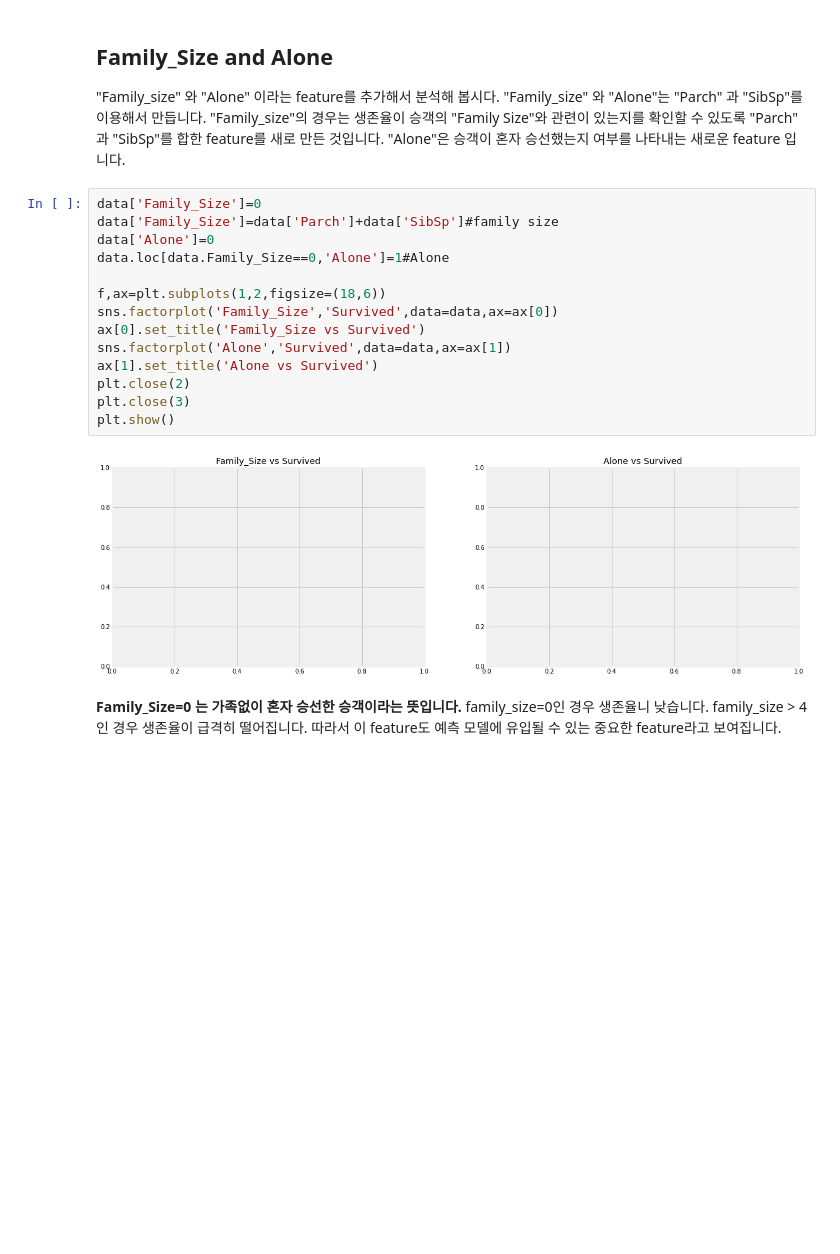
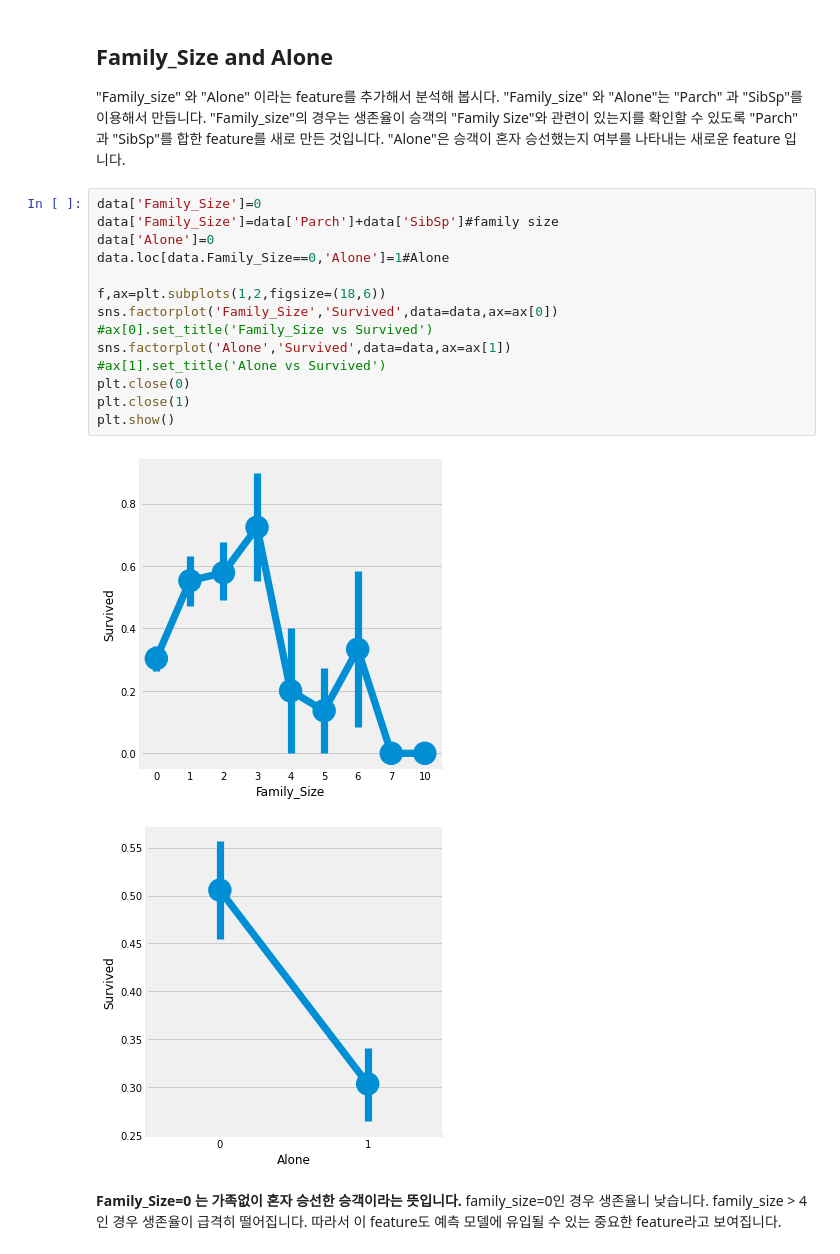
Before and after one commit to Youngprize33/nhfire, a Jupyter notebook: NH손보_3일차_모델링_04_Classification.ipynb, the cells around one changed output. Drawn from its saved outputs; the diff is of its cells as text; blank space fills up the shorter version.

```diff
--- a/NH손보_3일차_모델링_04_Classification.ipynb
+++ b/NH손보_3일차_모델링_04_Classification.ipynb
@@ -865,19 +865,20 @@ Pclass와 관계없이 Age_band가 증가함에 따라 생존율이 감소합니
 # %%
 data['Family_Size']=0
 data['Family_Size']=data['Parch']+data['SibSp']#family size
 data['Alone']=0
 data.loc[data.Family_Size==0,'Alone']=1#Alone
 
 f,ax=plt.subplots(1,2,figsize=(18,6))
 sns.factorplot('Family_Size','Survived',data=data,ax=ax[0])
-ax[0].set_title('Family_Size vs Survived')
+#ax[0].set_title('Family_Size vs Survived')
 sns.factorplot('Alone','Survived',data=data,ax=ax[1])
-ax[1].set_title('Alone vs Survived')
-plt.close(2)
-plt.close(3)
+#ax[1].set_title('Alone vs Survived')
+plt.close(0)
+plt.close(1)
 plt.show()
 # %% [output]
-[figure, old version]
+[figure, new version]
+[figure, added]
 # %% [markdown]
 **Family_Size=0 는 가족없이 혼자 승선한 승객이라는 뜻입니다.** family_size=0인 경우 생존율니 낮습니다. family_size > 4 인 경우 생존율이 급격히 떨어집니다. 따라서 이 feature도 예측 모델에 유입될 수 있는 중요한 feature라고 보여집니다.
 # %%
```
Also changed, not shown: parts of 20 cells of this notebook.
